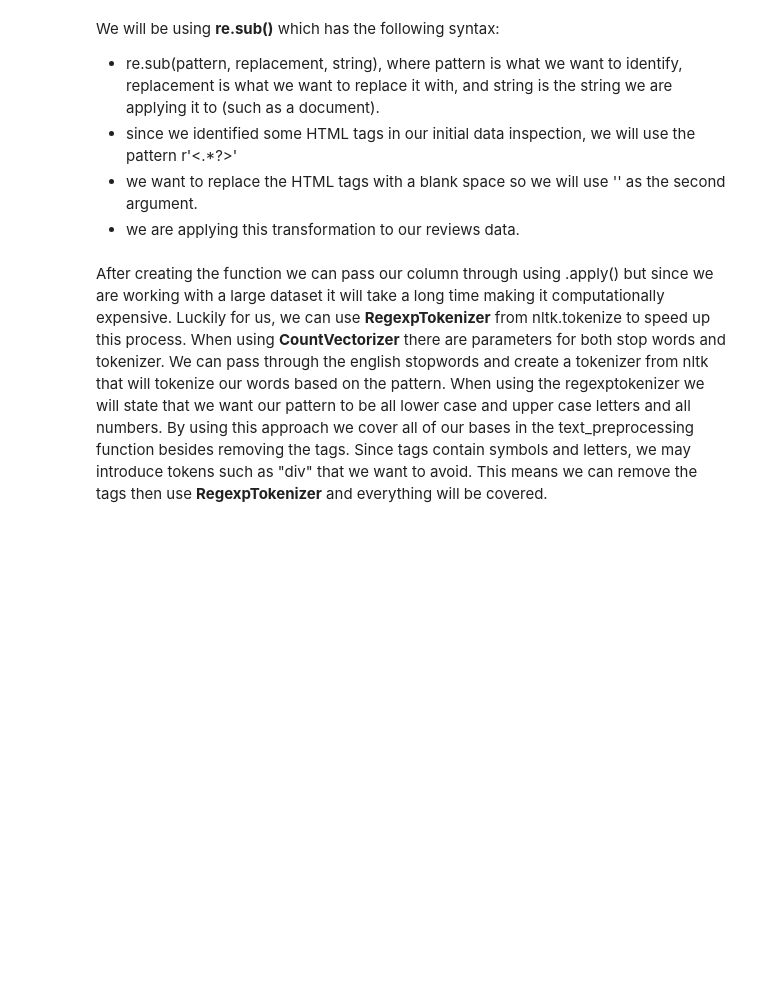
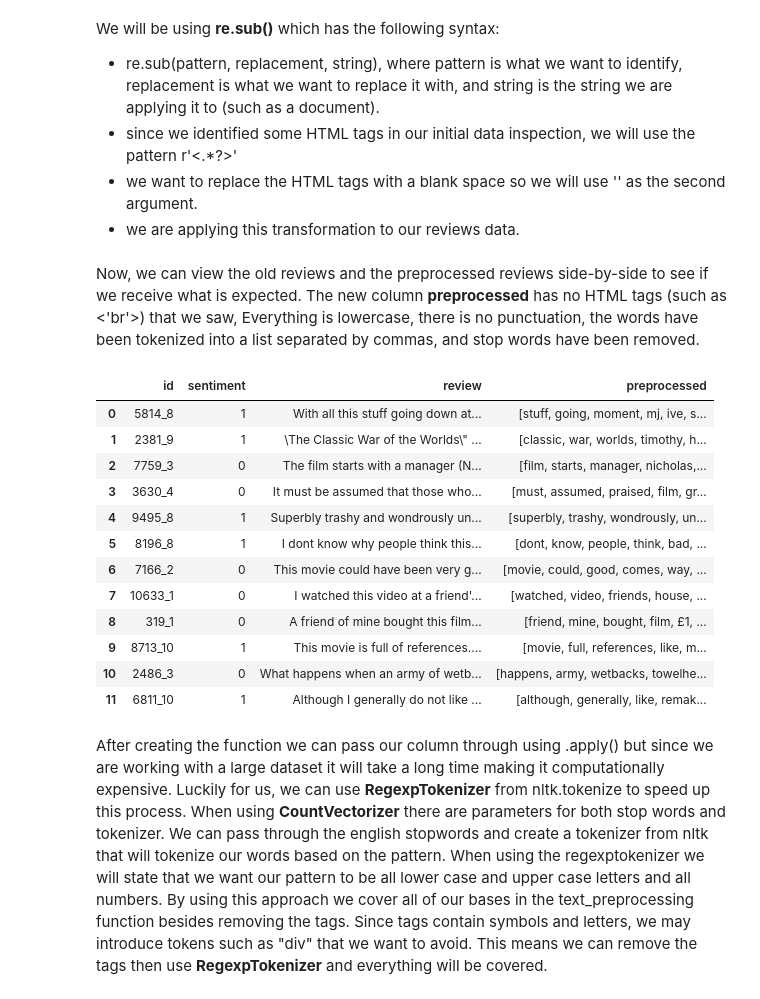
Before and after one commit to ryslipe/sentiment_analysis, a Jupyter notebook: notebook/bag_of_words.ipynb, the cells around one changed output. Cells and saved outputs as stored; diff of their text form; code cells hidden in the pictures; blank space fills up the shorter version.

```diff
--- a/notebook/bag_of_words.ipynb
+++ b/notebook/bag_of_words.ipynb
@@ -278,7 +278,26 @@ def text_preprocessing(text):
     return text
 # %%
 # create a new column using the function
-df['preprocessed'] = df.iloc[:, 2].apply(text_preprocessing)
+data = df.copy()
+data['preprocessed'] = data.iloc[:, 2].apply(text_preprocessing)
+# %% [markdown]
+Now, we can view the old reviews and the preprocessed reviews side-by-side to see if we receive what is expected. The new column **preprocessed** has no HTML tags (such as <'br'>) that we saw, Everything is lowercase, there is no punctuation, the words have been tokenized into a list separated by commas, and stop words have been removed.
+# %%
+data.head(12)
+# %% [output]
+|  | id | sentiment | review | preprocessed |
+| 0 | 5814_8 | 1 | With all this stuff going down at... | [stuff, going, moment, mj, ive, s... |
+| 1 | 2381_9 | 1 | \The Classic War of the Worlds\" ... | [classic, war, worlds, timothy, h... |
+| 2 | 7759_3 | 0 | The film starts with a manager (N... | [film, starts, manager, nicholas,... |
+| 3 | 3630_4 | 0 | It must be assumed that those who... | [must, assumed, praised, film, gr... |
+| 4 | 9495_8 | 1 | Superbly trashy and wondrously un... | [superbly, trashy, wondrously, un... |
+| 5 | 8196_8 | 1 | I dont know why people think this... | [dont, know, people, think, bad, ... |
+| 6 | 7166_2 | 0 | This movie could have been very g... | [movie, could, good, comes, way, ... |
+| 7 | 10633_1 | 0 | I watched this video at a friend'... | [watched, video, friends, house, ... |
+| 8 | 319_1 | 0 | A friend of mine bought this film... | [friend, mine, bought, film, £1, ... |
+| 9 | 8713_10 | 1 | This movie is full of references.... | [movie, full, references, like, m... |
+| 10 | 2486_3 | 0 | What happens when an army of wetb... | [happens, army, wetbacks, towelhe... |
+| 11 | 6811_10 | 1 | Although I generally do not like ... | [although, generally, like, remak... |
 # %% [markdown]
 After creating the function we can pass our column through using .apply() but since we are working with a large dataset it will take a long time making it computationally expensive. Luckily for us, we can use **RegexpTokenizer** from nltk.tokenize to speed up this process. When using **CountVectorizer** there are parameters for both stop words and tokenizer. We can pass through the english stopwords and create a tokenizer from nltk that will tokenize our words based on the pattern. When using the regexptokenizer we will state that we want our pattern to be all lower case and upper case letters and all numbers. By using this approach we cover all of our bases in the text_preprocessing function besides removing the tags. Since tags contain symbols and letters, we may introduce tokens such as "div" that we want to avoid. This means we can remove the tags then use **RegexpTokenizer** and everything will be covered.
 # %%
```
Also changed, not shown: parts of 3 cells of this notebook.
